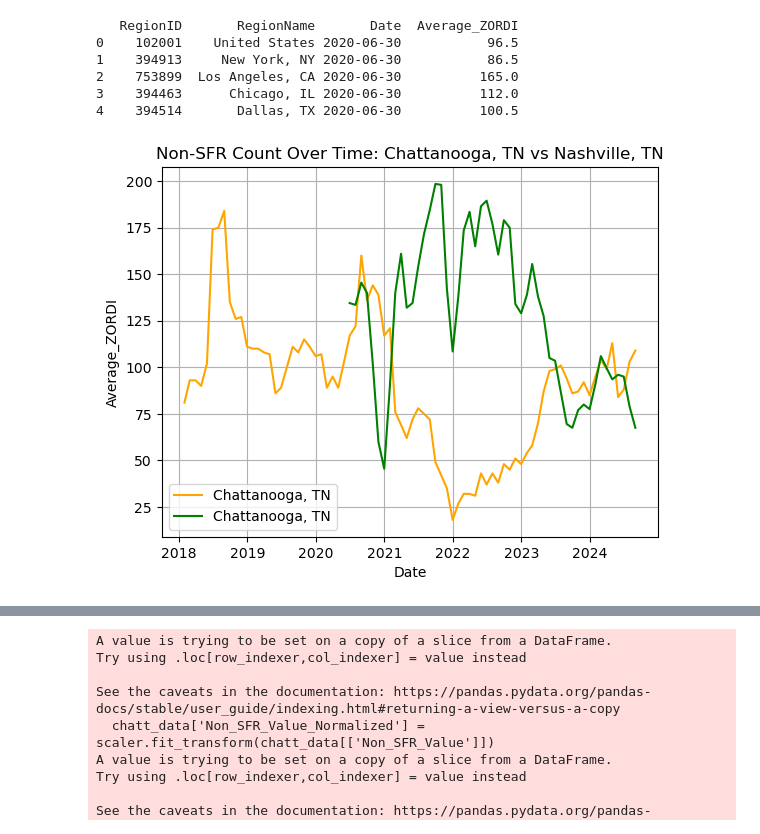
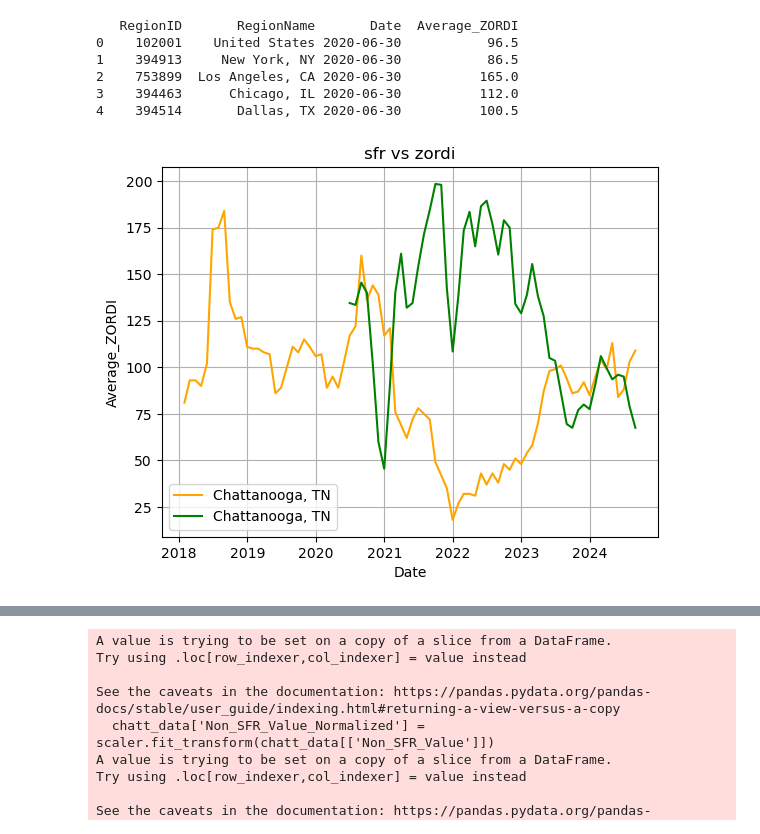
Before and after one commit to GriffinZiegler/rental-capstone, a Jupyter notebook: rental_capstone.ipynb, the cells around one changed output, grey strips where cells are left out. Cells and saved outputs as stored; diff of their text form; code cells hidden in the pictures.

```diff
--- a/rental_capstone.ipynb
+++ b/rental_capstone.ipynb
@@ -152,14 +181,14 @@ print(ZORDI_merged[['RegionID', 'RegionName', 'Date', 'Average_ZORDI']].head())
 # %%
 chatt_data = merged_df[merged_df['RegionName'] == 'Chattanooga, TN']
 ZORDI_chatt = ZORDI_merged[ZORDI_merged['RegionName'] == 'Chattanooga, TN']
 plt.plot(chatt_data['Date'], chatt_data['Non_SFR_Value'], label='Chattanooga, TN', color='orange')
 plt.plot(ZORDI_chatt['Date'], ZORDI_chatt['Average_ZORDI'], label='Chattanooga, TN', color='green')
-plt.title('Non-SFR Count Over Time: Chattanooga, TN vs Nashville, TN')
+plt.title('sfr vs zordi')
 plt.xlabel('Date')
 plt.ylabel('Non_SFR_Value')
 plt.ylabel('Average_ZORDI')
 plt.grid(True)
 plt.legend()
 plt.show()
 # %% [output]
-[figure, old version]
+[figure, new version]
```
Also changed, not shown: parts of 4 cells of this notebook.
